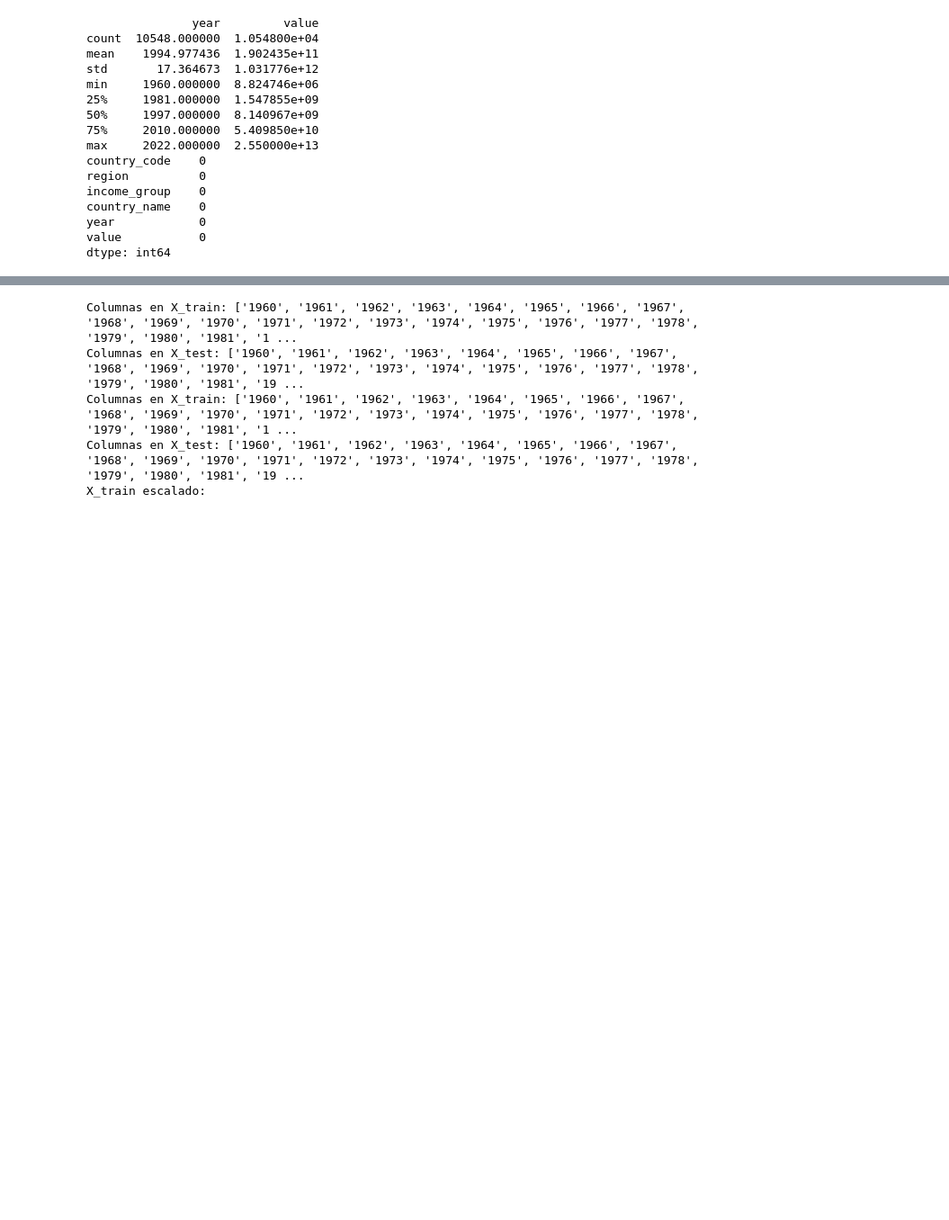
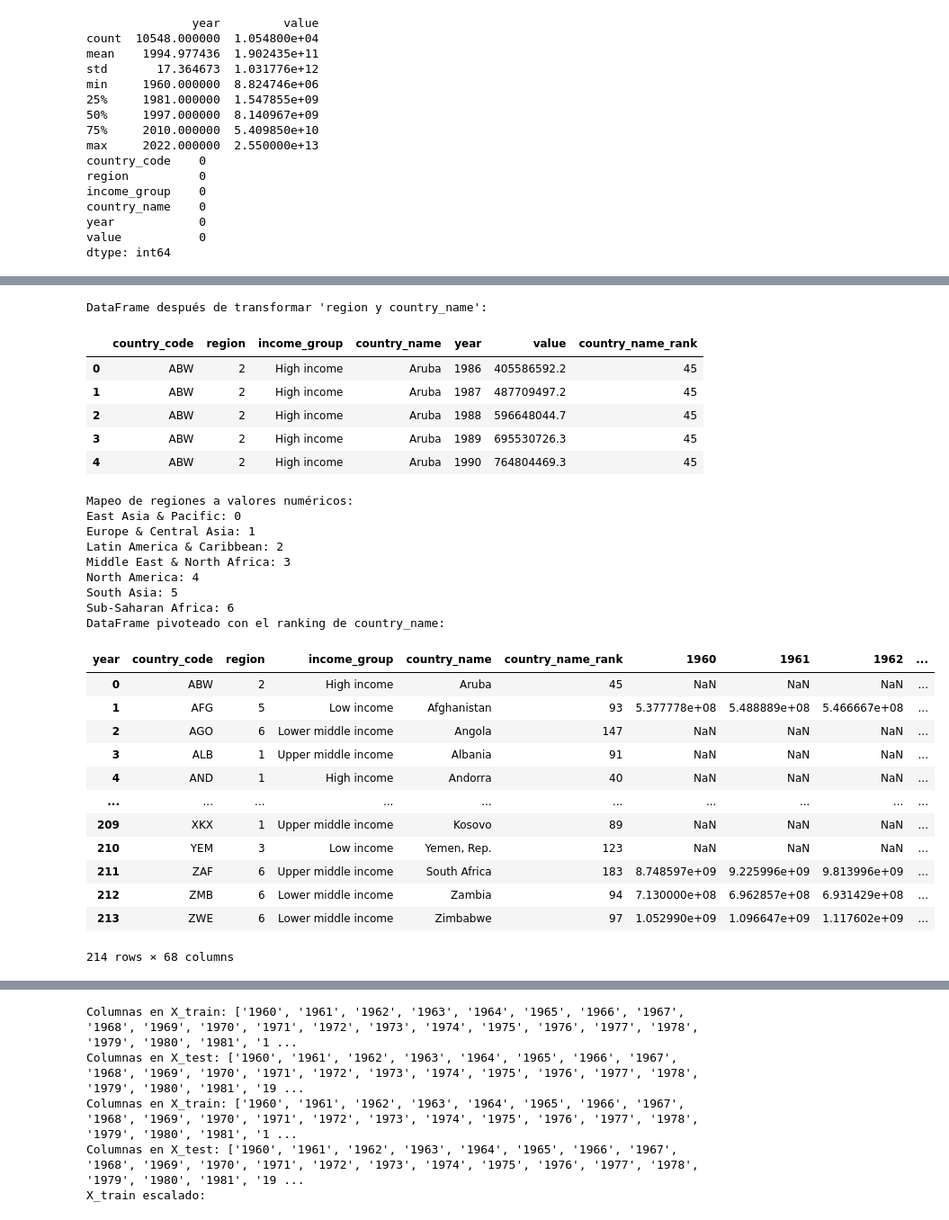
Before and after one commit to jechavarria12/World_GDP_Neural_netowrk, a Jupyter notebook: Copia_de_world_bank_neural_network.ipynb, the cells around one changed output, grey strips where cells are left out. Shown: that part at 90% size. Saved outputs shown, nothing was run; the diff lists cells and outputs as text; code cells hidden in the pictures; blank space fills up the shorter version.

```diff
--- a/Copia_de_world_bank_neural_network.ipynb
+++ b/Copia_de_world_bank_neural_network.ipynb
@@ -97,3 +71,68 @@ display(pivoted_df)
+# %%
+import pandas as pd
+from sklearn.preprocessing import LabelEncoder
+
+# Calcular el valor promedio de 'value' para cada country_code
+country_name_avg_value = merged_df.groupby('country_name')['value'].mean().sort_values()
+
+# Crear un ranking basado en el valor promedio
+country_name_ranking = {code: rank for rank, code in enumerate(country_name_avg_value.index)}
+
+# Agregar el ranking al DataFrame(merged_df)
+merged_df['country_name_rank'] = merged_df['country_name'].map(country_name_ranking)
+
+LE = LabelEncoder()
+
+# Ajustar y transformar la columna 'region' en el DataFrame completo
+merged_df['region'] = LE.fit_transform(merged_df['region'])
+
+# Mostrar el DataFrame después de la transformación
+print("DataFrame después de transformar 'region y country_name':")
+display(merged_df.head())
+
+# Opcional: Ver el mapeo de regiones a valores numéricos
+print("Mapeo de regiones a valores numéricos:")
+for i, region in enumerate(LE.classes_):
+    print(f"{region}: {i}")
+
+pivoted_df = merged_df.pivot_table(index=['country_code', 'region', 'income_group', 'country_name', 'country_name_rank'],
+                                   columns='year',
+                                   values='value',
+                                   aggfunc='first').reset_index()
+
+# Display the pivoted dataframe
+print("DataFrame pivoteado con el ranking de country_name:")
+display(pivoted_df)
+# %% [output]
+DataFrame después de transformar 'region y country_name':
+|  | country_code | region | income_group | country_name | year | value | country_name_rank |
+| 0 | ABW | 2 | High income | Aruba | 1986 | 405586592.2 | 45 |
+| 1 | ABW | 2 | High income | Aruba | 1987 | 487709497.2 | 45 |
+| 2 | ABW | 2 | High income | Aruba | 1988 | 596648044.7 | 45 |
+| 3 | ABW | 2 | High income | Aruba | 1989 | 695530726.3 | 45 |
+| 4 | ABW | 2 | High income | Aruba | 1990 | 764804469.3 | 45 |
+Mapeo de regiones a valores numéricos:
+East Asia & Pacific: 0
+Europe & Central Asia: 1
+Latin America & Caribbean: 2
+Middle East & North Africa: 3
+North America: 4
+South Asia: 5
+Sub-Saharan Africa: 6
+DataFrame pivoteado con el ranking de country_name:
+| year | country_code | region | income_group | country_name | country_name_rank | 1960 | 1961 | 1962 | ... |
+| 0 | ABW | 2 | High income | Aruba | 45 | NaN | NaN | NaN | ... |
+| 1 | AFG | 5 | Low income | Afghanistan | 93 | 5.377778e+08 | 5.488889e+08 | 5.466667e+08 | ... |
+| 2 | AGO | 6 | Lower middle income | Angola | 147 | NaN | NaN | NaN | ... |
+| 3 | ALB | 1 | Upper middle income | Albania | 91 | NaN | NaN | NaN | ... |
+| 4 | AND | 1 | High income | Andorra | 40 | NaN | NaN | NaN | ... |
+| ... | ... | ... | ... | ... | ... | ... | ... | ... | ... |
+| 209 | XKX | 1 | Upper middle income | Kosovo | 89 | NaN | NaN | NaN | ... |
+| 210 | YEM | 3 | Low income | Yemen, Rep. | 123 | NaN | NaN | NaN | ... |
+| 211 | ZAF | 6 | Upper middle income | South Africa | 183 | 8.748597e+09 | 9.225996e+09 | 9.813996e+09 | ... |
+| 212 | ZMB | 6 | Lower middle income | Zambia | 94 | 7.130000e+08 | 6.962857e+08 | 6.931429e+08 | ... |
+| 213 | ZWE | 6 | Lower middle income | Zimbabwe | 97 | 1.052990e+09 | 1.096647e+09 | 1.117602e+09 | ... |
+214 rows × 68 columns
 # %%
 #Se rellena los valores no encontrados con -1
 pivoted_df=pivoted_df.fillna(-1)
```
Also changed, not shown: parts of 13 cells of this notebook.
